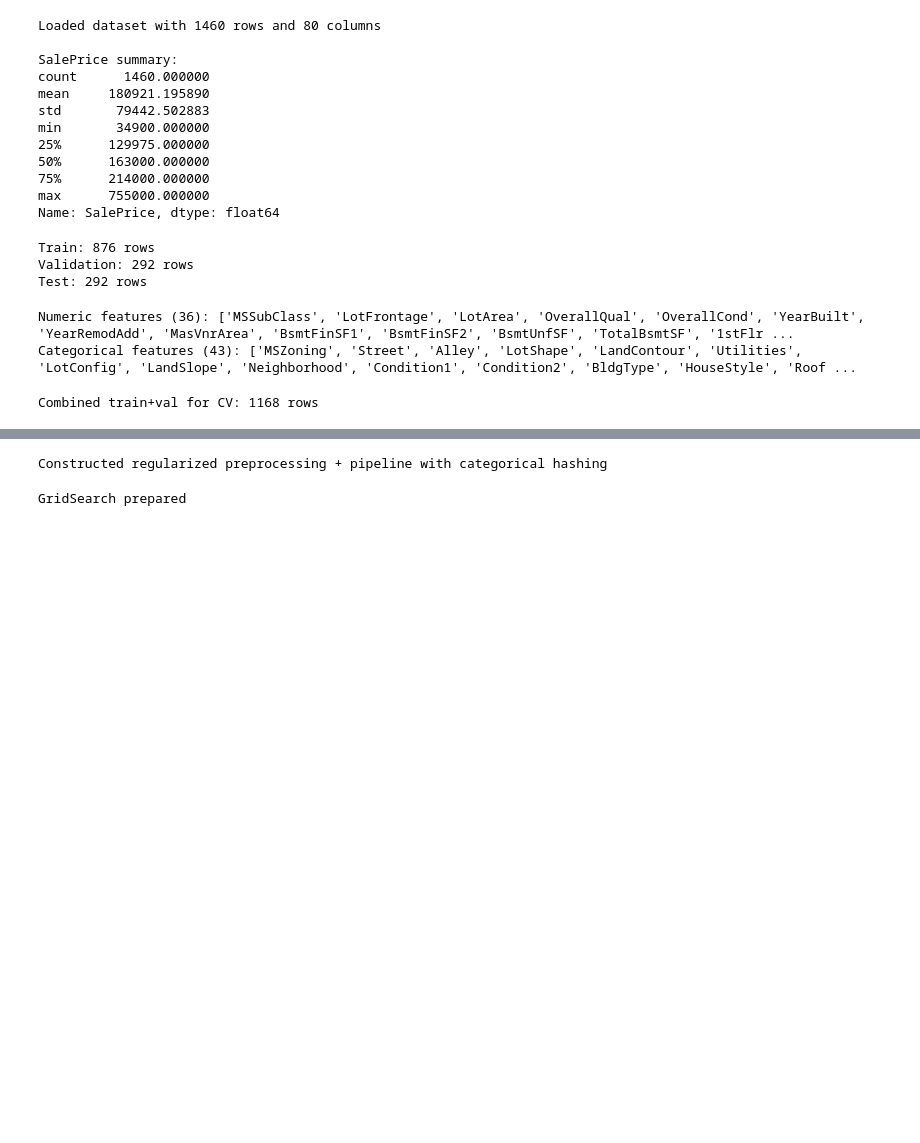
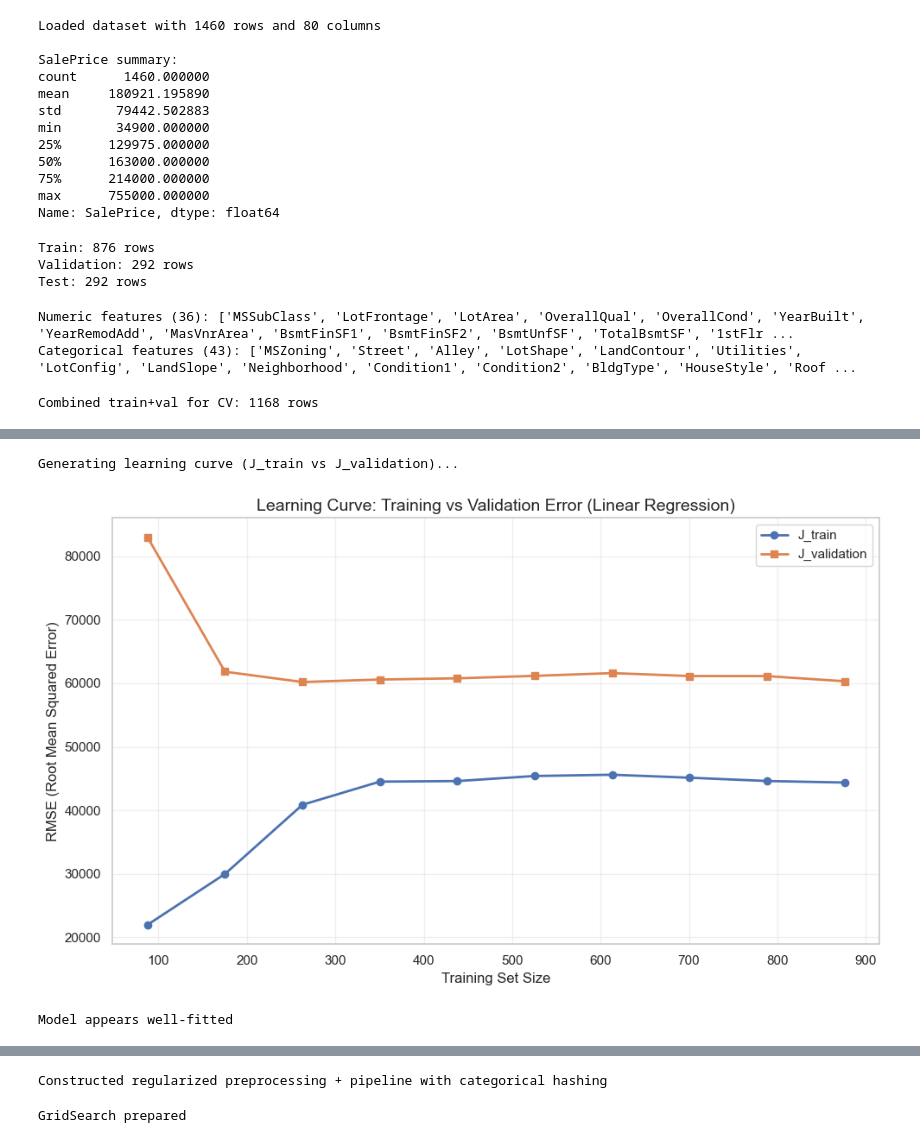
Before and after one commit to haydenpham/CS4120-MLProject, a Jupyter notebook: project/src/train_regression_models.ipynb, the cells around one changed output, grey strips where cells are left out. Drawn from its saved outputs; the diff is of its cells as text; code cells hidden in the pictures; blank space fills up the shorter version.

```diff
--- a/project/src/train_regression_models.ipynb
+++ b/project/src/train_regression_models.ipynb
@@ -189,0 +202,57 @@ Test R^2  = 0.7429
+# %%
+# Step 5b: Learning curve to detect overfitting/underfitting
+
+# Use the best alpha from validation set
+best_pipe = Pipeline([
+    ('pre', ColumnTransformer([
+        ('num', Pipeline([
+            ('imputer', SimpleImputer(strategy='median')),
+            ('scaler', RobustScaler()),
+            ('pca', PCA(n_components=PCA_N_COMPONENT, svd_solver='full'))
+        ]), numeric_cols),
+        ('cat', Pipeline([
+            ('imputer', SimpleImputer(strategy='constant', fill_value='Missing')),
+            ('to_dict', FunctionTransformer(lambda X: pd.DataFrame(X, columns=categorical_cols).astype(str).to_dict(orient='records'), validate=False)),
+            ('hasher', FeatureHasher(n_features=N_FEATURES, input_type='dict')),
+            ('to_dense', FunctionTransformer(lambda X: X.toarray(), accept_sparse=True))
+        ]), categorical_cols)
+    ], remainder='drop')),
+    ('reg', Ridge(alpha=best_alpha))
+])
+
+train_sizes = np.linspace(0.1, 1.0, 10)
+train_errors = []
+val_errors = []
+
+for size in train_sizes:
+    n_samples = int(size * len(X_train))
+    X_subset = X_train.iloc[:n_samples]
+    y_subset = y_train.iloc[:n_samples]
+
+    pipe_temp = clone(best_pipe)
+    pipe_temp.fit(X_subset, y_subset)
+
+    y_train_pred = pipe_temp.predict(X_subset)
+    y_val_pred = pipe_temp.predict(X_val)
+
+    train_rmse = np.sqrt(mean_squared_error(y_subset, y_train_pred))
+    val_rmse = np.sqrt(mean_squared_error(y_val, y_val_pred))
+
+    train_errors.append(train_rmse)
+    val_errors.append(val_rmse)
+
+# Plot learning curve
+plt.figure(figsize=(10, 6))
+plt.plot(train_sizes * len(X_train), train_errors, 'o-', label='J_train', linewidth=2, markersize=6)
+plt.plot(train_sizes * len(X_train), val_errors, 's-', label='J_validation', linewidth=2, markersize=6)
+plt.xlabel('Training Set Size', fontsize=12)
+plt.ylabel('RMSE (Root Mean Squared Error)', fontsize=12)
+plt.title('Learning Curve: Training vs Validation Error (Linear Regression)', fontsize=14)
+plt.legend(fontsize=11)
+plt.grid(True, alpha=0.3)
+plt.tight_layout()
+plt.show()
+# %% [output]
+Generating learning curve (J_train vs J_validation)...
+[figure, added]
+Model appears well-fitted
```
Also changed, not shown: parts of 11 cells of this notebook.
